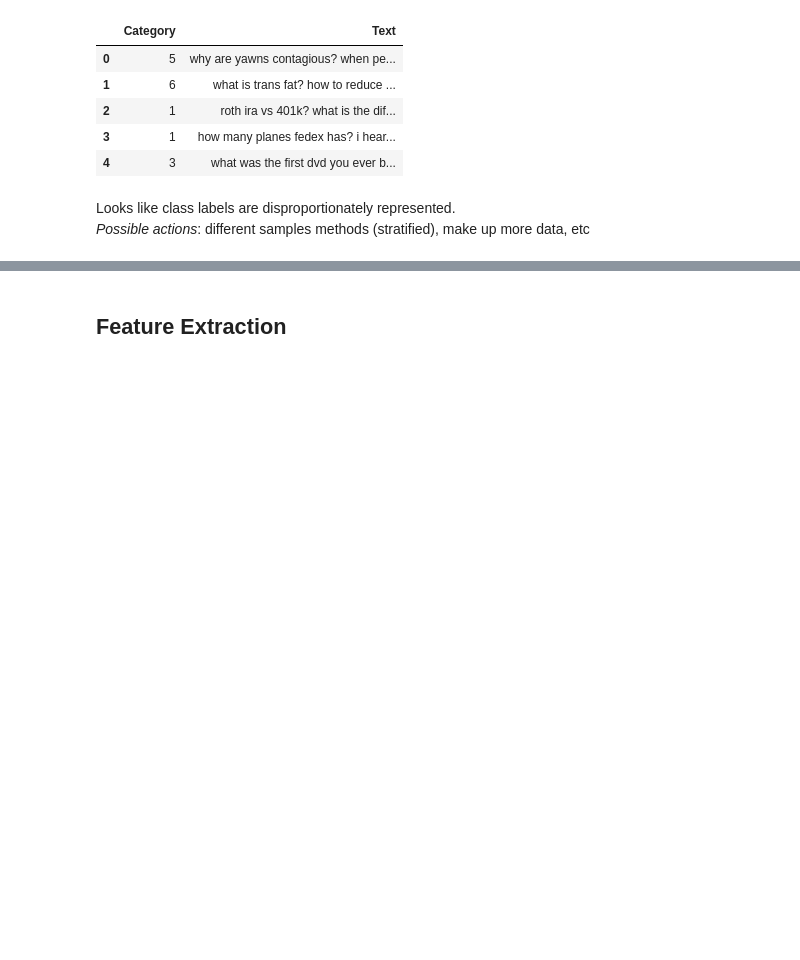
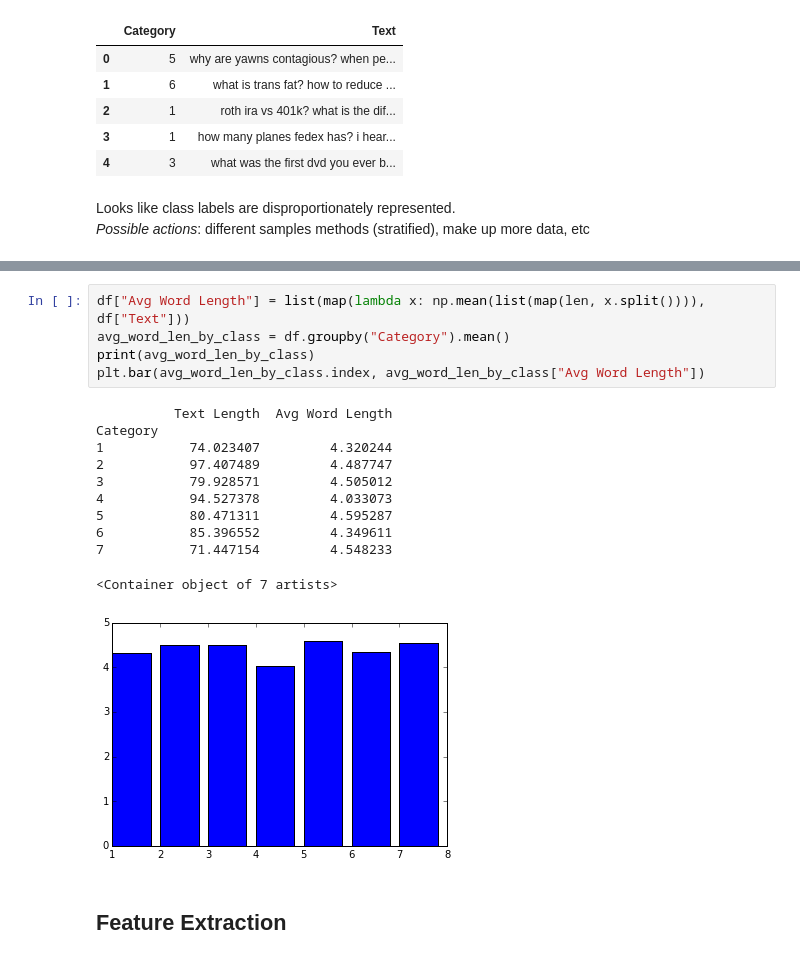
Before and after one commit to vijayv/nlp_fall2015, a Jupyter notebook: assignment2/Assignment 2.ipynb, the cells around one changed output, grey strips where cells are left out. Drawn from its saved outputs; the diff is of its cells as text; blank space fills up the shorter version.

```diff
--- a/assignment2/Assignment 2.ipynb
+++ b/assignment2/Assignment 2.ipynb
@@ -47,3 +72,20 @@ plt.plot(count_by_category)
+# %%
+df["Avg Word Length"] = list(map(lambda x: np.mean(list(map(len, x.split()))), df["Text"]))
+avg_word_len_by_class = df.groupby("Category").mean()
+print(avg_word_len_by_class)
+plt.bar(avg_word_len_by_class.index, avg_word_len_by_class["Avg Word Length"])
+# %% [output]
+          Text Length  Avg Word Length
+Category
+1           74.023407         4.320244
+2           97.407489         4.487747
+3           79.928571         4.505012
+4           94.527378         4.033073
+5           80.471311         4.595287
+6           85.396552         4.349611
+7           71.447154         4.548233
+<Container object of 7 artists>
+[figure, added]
 # %% [markdown]
 ## Feature Extraction
 # %% [markdown]
```
Also changed, not shown: parts of 18 cells of this notebook, 1 other file.
